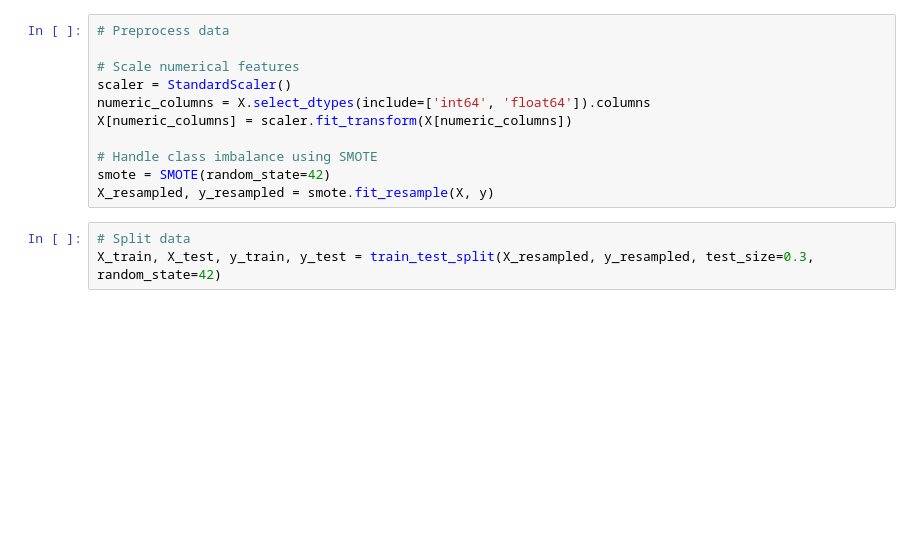
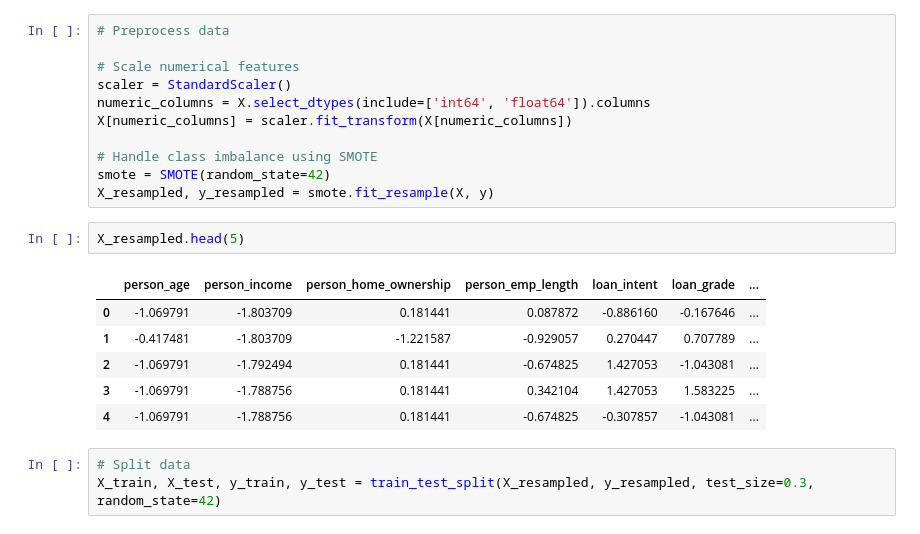
Before and after one commit to dhanmoti/ml-exercise, a Jupyter notebook: SMU_FNCE685_G2_PD_Prediction.ipynb, the cells around one changed output. Saved outputs shown, nothing was run; the diff lists cells and outputs as text; blank space fills up the shorter version.

```diff
--- a/SMU_FNCE685_G2_PD_Prediction.ipynb
+++ b/SMU_FNCE685_G2_PD_Prediction.ipynb
@@ -103,6 +382,15 @@ X[numeric_columns] = scaler.fit_transform(X[numeric_columns])
 # Handle class imbalance using SMOTE
 smote = SMOTE(random_state=42)
 X_resampled, y_resampled = smote.fit_resample(X, y)
+# %%
+X_resampled.head(5)
+# %% [output]
+|  | person_age | person_income | person_home_ownership | person_emp_length | loan_intent | loan_grade | ... |
+| 0 | -1.069791 | -1.803709 | 0.181441 | 0.087872 | -0.886160 | -0.167646 | ... |
+| 1 | -0.417481 | -1.803709 | -1.221587 | -0.929057 | 0.270447 | 0.707789 | ... |
+| 2 | -1.069791 | -1.792494 | 0.181441 | -0.674825 | 1.427053 | -1.043081 | ... |
+| 3 | -1.069791 | -1.788756 | 0.181441 | 0.342104 | 1.427053 | 1.583225 | ... |
+| 4 | -1.069791 | -1.788756 | 0.181441 | -0.674825 | -0.307857 | -1.043081 | ... |
 # %%
 # Split data
 X_train, X_test, y_train, y_test = train_test_split(X_resampled, y_resampled, test_size=0.3, random_state=42)
```
Also changed, not shown: parts of 30 cells of this notebook.
